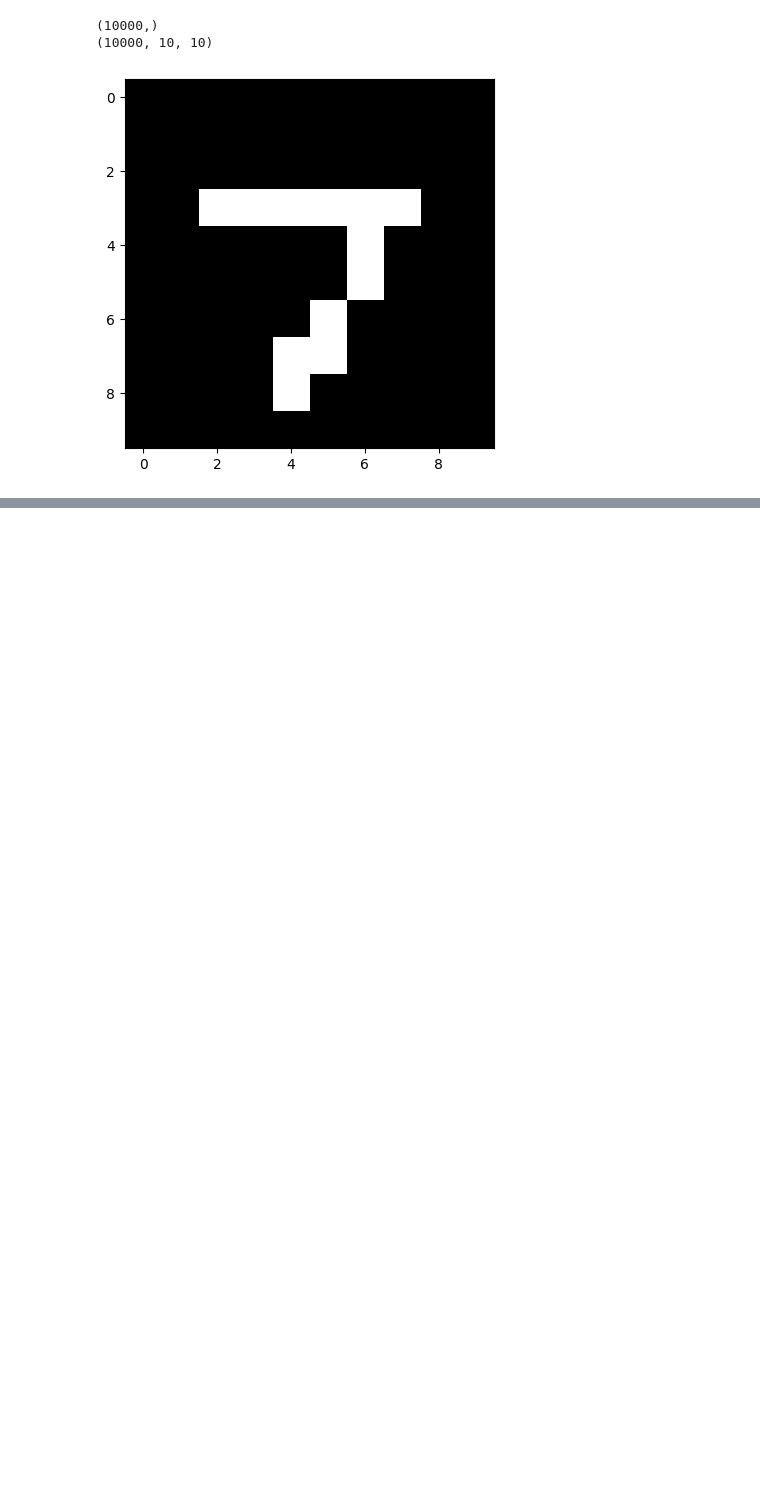
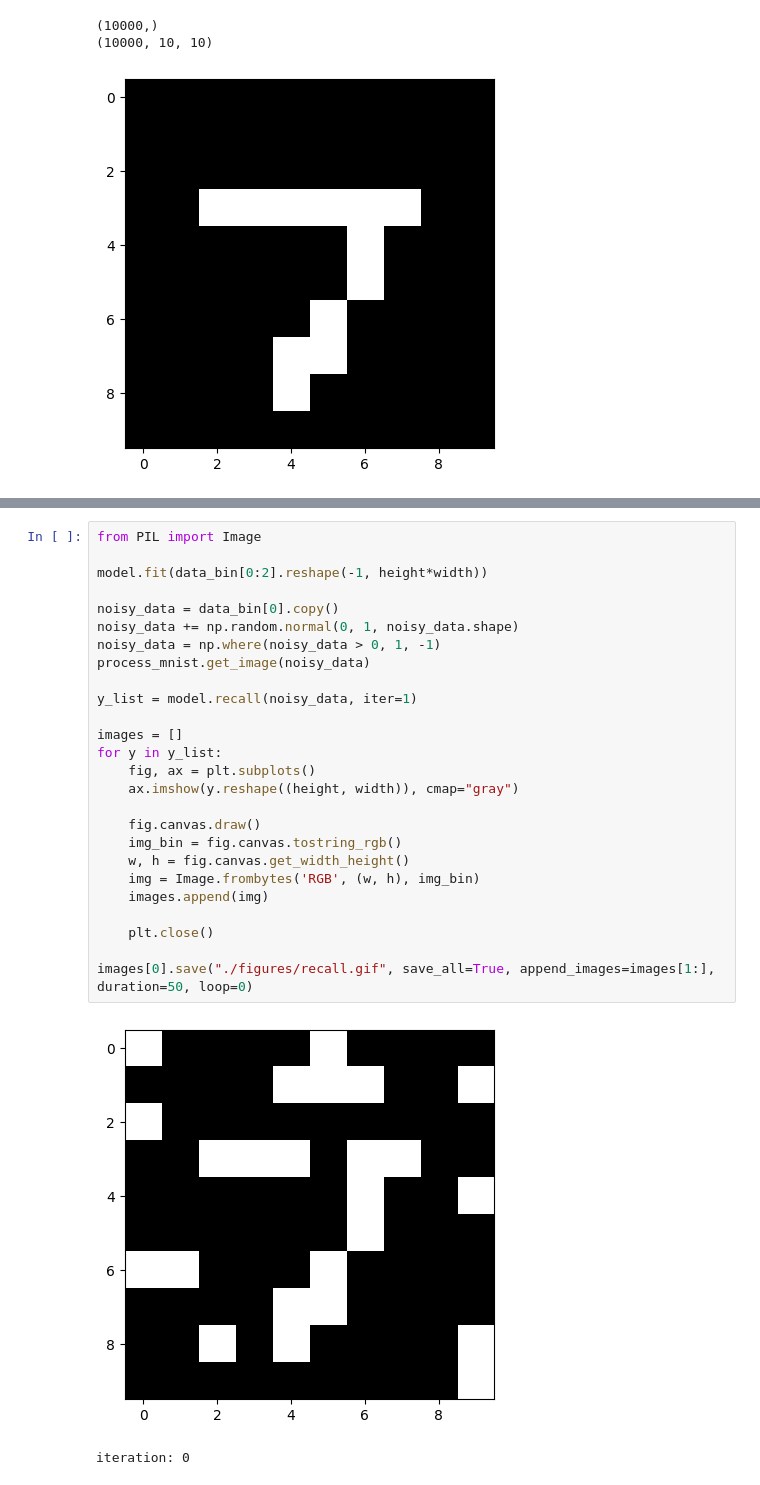
Before and after one commit to hirozouu/Hopfield_Network, a Jupyter notebook: main.ipynb, the cells around one changed output, grey strips where cells are left out. Drawn from its saved outputs; the diff is of its cells as text; blank space fills up the shorter version.

```diff
--- a/main.ipynb
+++ b/main.ipynb
@@ -69,0 +70,29 @@ iteration: 9
+# %%
+from PIL import Image
+
+model.fit(data_bin[0:2].reshape(-1, height*width))
+
+noisy_data = data_bin[0].copy()
+noisy_data += np.random.normal(0, 1, noisy_data.shape)
+noisy_data = np.where(noisy_data > 0, 1, -1)
+process_mnist.get_image(noisy_data)
+
+y_list = model.recall(noisy_data, iter=1)
+
+images = []
+for y in y_list:
+    fig, ax = plt.subplots()
+    ax.imshow(y.reshape((height, width)), cmap="gray")
+
+    fig.canvas.draw()
+    img_bin = fig.canvas.tostring_rgb()
+    w, h = fig.canvas.get_width_height()
+    img = Image.frombytes('RGB', (w, h), img_bin)
+    images.append(img)
+
+    plt.close()
+
+images[0].save("./figures/recall.gif", save_all=True, append_images=images[1:], duration=50, loop=0)
+# %% [output]
+[figure, added]
+iteration: 0
```
Also changed, not shown: parts of 1 cell of this notebook, 2 other files.
